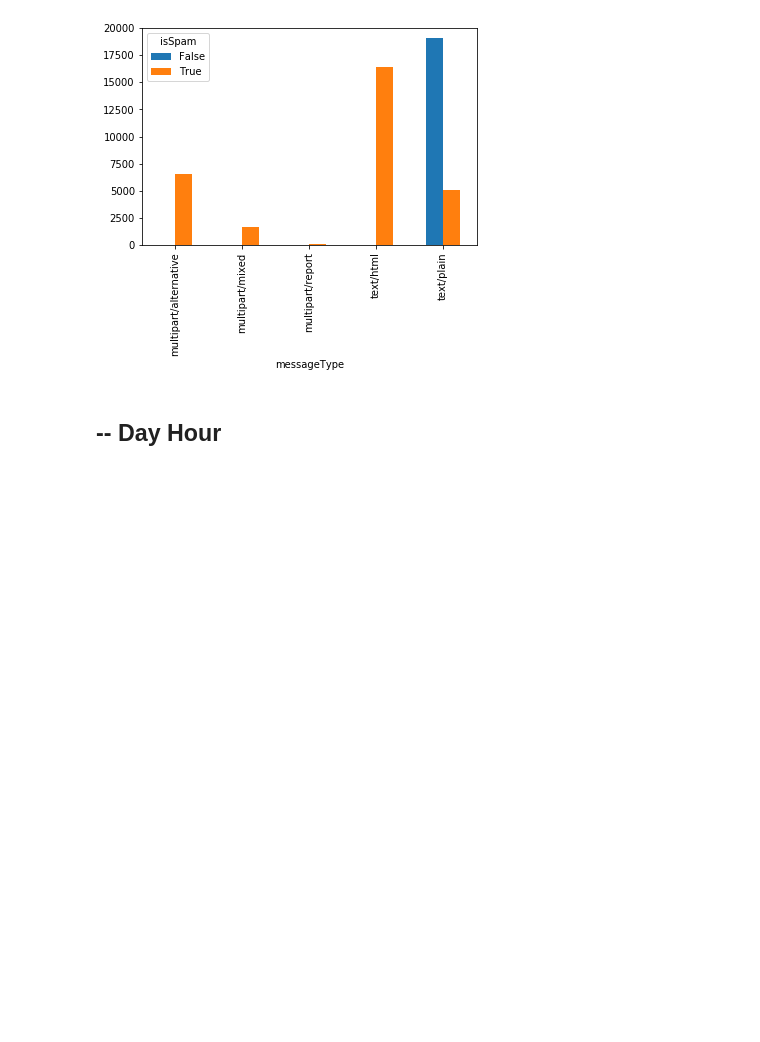
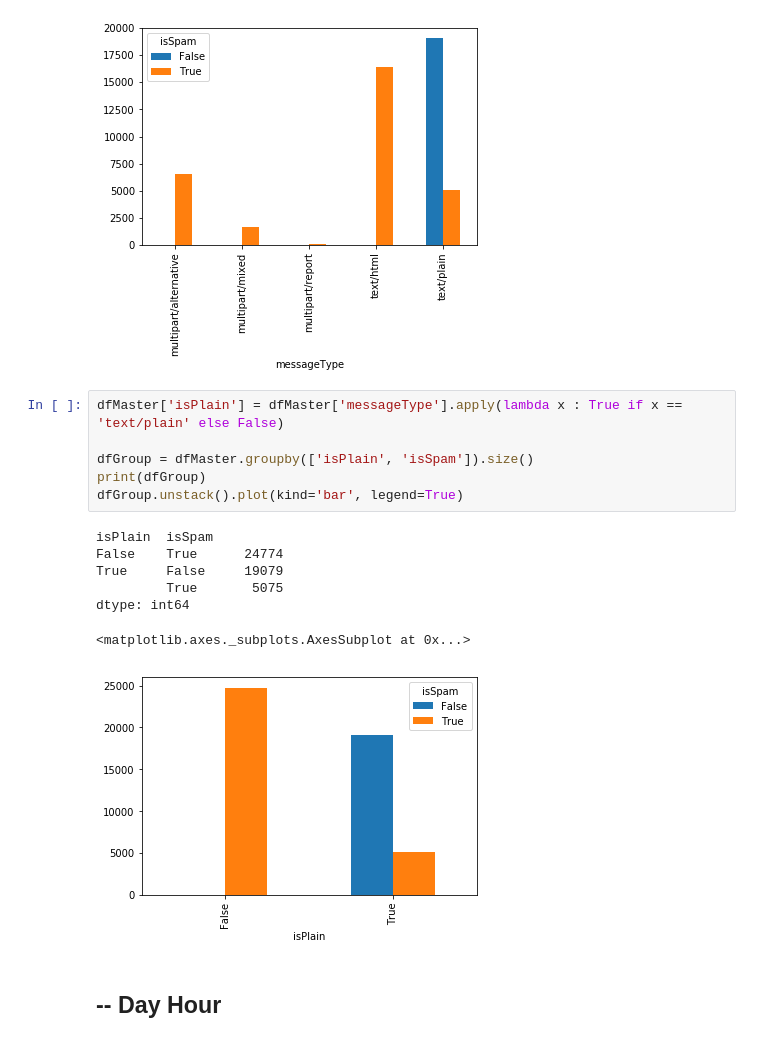
Before and after one commit to cordeiroph/SpamEmailClassifier, a Jupyter notebook: SpamEmailClassifier2.ipynb, the cells around one changed output. Drawn from its saved outputs; the diff is of its cells as text; blank space fills up the shorter version.

```diff
--- a/SpamEmailClassifier2.ipynb
+++ b/SpamEmailClassifier2.ipynb
@@ -474,6 +483,20 @@ text/plain             False     19079
 dtype: int64
 <matplotlib.axes._subplots.AxesSubplot at 0x...>
 [figure]
+# %%
+dfMaster['isPlain'] = dfMaster['messageType'].apply(lambda x : True if x == 'text/plain' else False)
+
+dfGroup = dfMaster.groupby(['isPlain', 'isSpam']).size()
+print(dfGroup)
+dfGroup.unstack().plot(kind='bar', legend=True)
+# %% [output]
+isPlain  isSpam
+False    True      24774
+True     False     19079
+         True       5075
+dtype: int64
+<matplotlib.axes._subplots.AxesSubplot at 0x...>
+[figure, added]
 # %% [markdown]
 ## -- Day Hour
 # %%
```
Also changed, not shown: parts of 34 cells of this notebook.
